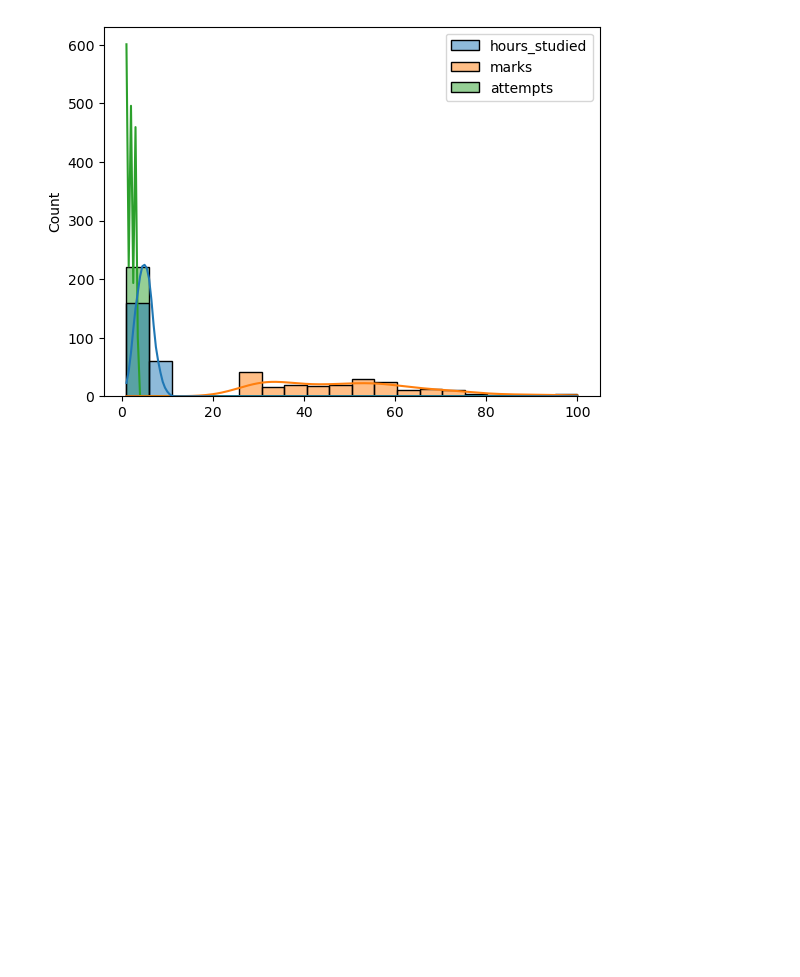
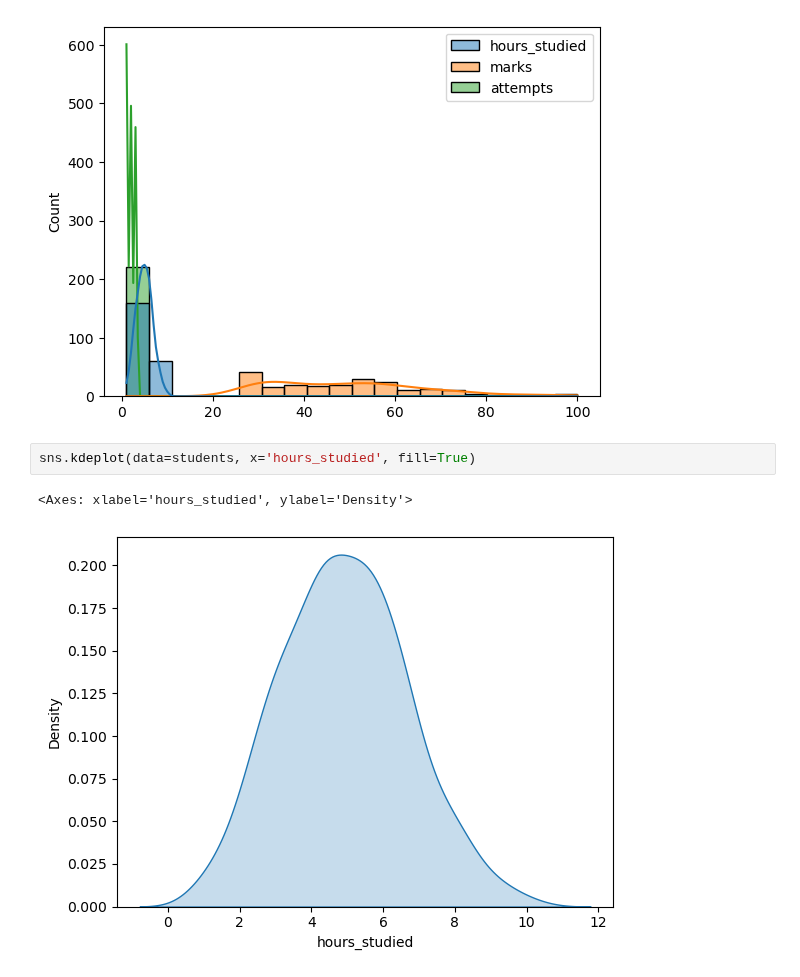
Before and after one commit to joyant-s-g-j/AI-ML-Practices, a Jupyter notebook: jupyterNbProblems/Module_16_5.ipynb, the cells around one changed output. Drawn from its saved outputs; the diff is of its cells as text; blank space fills up the shorter version.

```diff
--- a/jupyterNbProblems/Module_16_5.ipynb
+++ b/jupyterNbProblems/Module_16_5.ipynb
@@ -73,3 +73,8 @@ sns.histplot(data=students, kde=True, bins=20)
 # %% [output]
 <Axes: ylabel='Count'>
 [figure]
+# %%
+sns.kdeplot(data=students, x='hours_studied', fill=True)
+# %% [output]
+<Axes: xlabel='hours_studied', ylabel='Density'>
+[figure, added]
```
